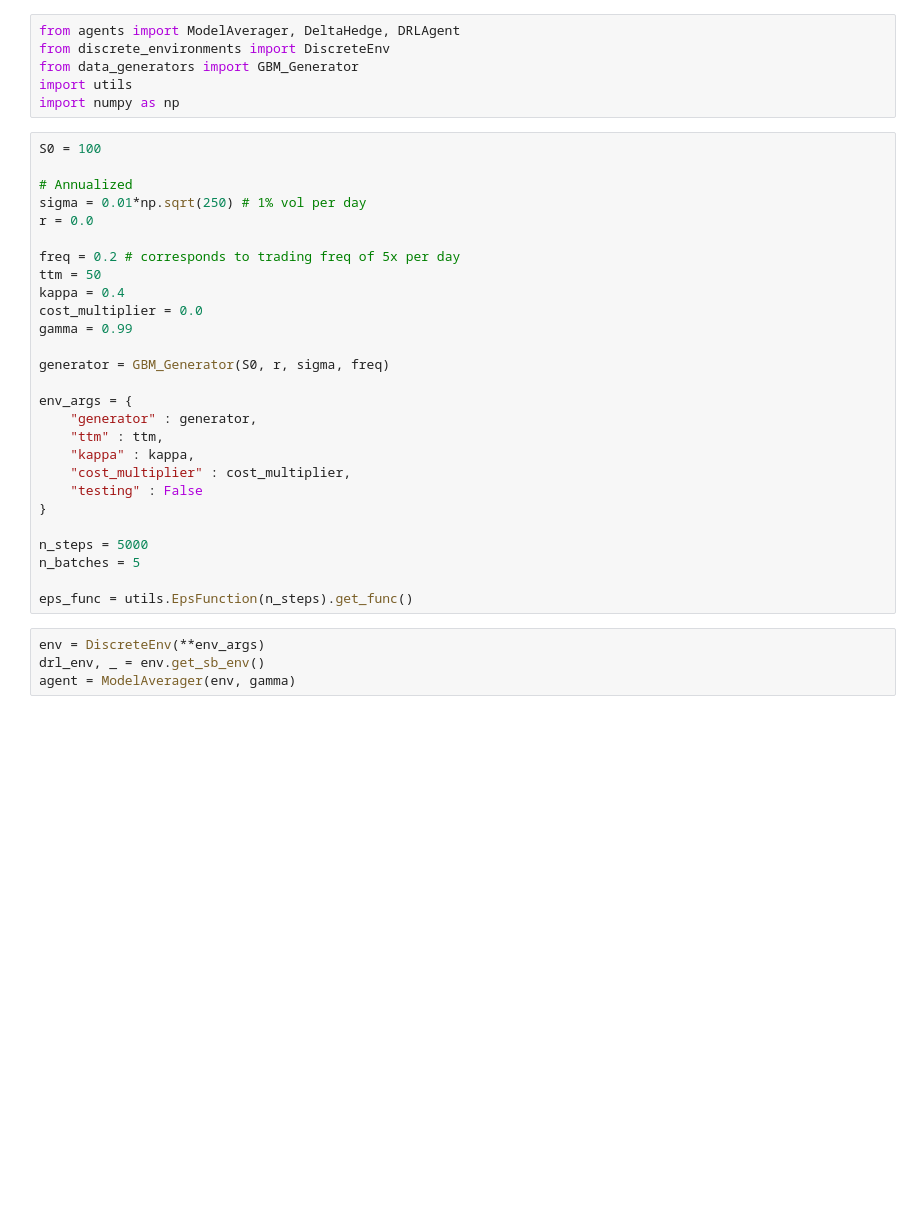
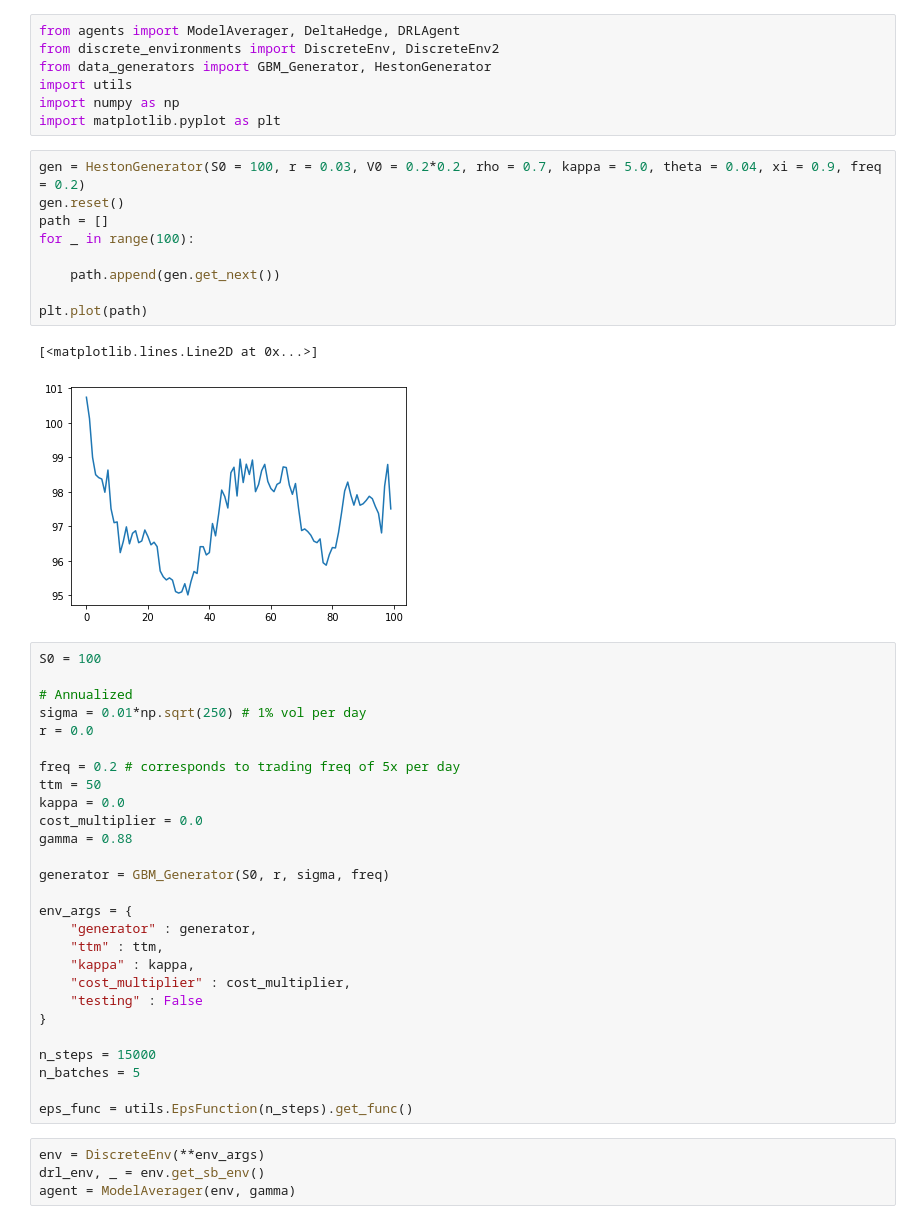
Before and after one commit to adamt98/Thesis2, a Jupyter notebook: Main.ipynb, the cells around one changed output. Saved outputs shown, nothing was run; the diff lists cells and outputs as text; blank space fills up the shorter version.

```diff
--- a/Main.ipynb
+++ b/Main.ipynb
@@ -1,9 +1,22 @@
 # %%
 from agents import ModelAverager, DeltaHedge, DRLAgent
-from discrete_environments import DiscreteEnv
-from data_generators import GBM_Generator
+from discrete_environments import DiscreteEnv, DiscreteEnv2
+from data_generators import GBM_Generator, HestonGenerator
 import utils
 import numpy as np
+import matplotlib.pyplot as plt
+# %%
+gen = HestonGenerator(S0 = 100, r = 0.03, V0 = 0.2*0.2, rho = 0.7, kappa = 5.0, theta = 0.04, xi = 0.9, freq = 0.2)
+gen.reset()
+path = []
+for _ in range(100):
+
+    path.append(gen.get_next())
+
+plt.plot(path)
+# %% [output]
+[<matplotlib.lines.Line2D at 0x...>]
+[figure, added]
 # %%
 S0 = 100
 
@@ -13,9 +26,9 @@ r = 0.0
 
 freq = 0.2 # corresponds to trading freq of 5x per day
 ttm = 50
-kappa = 0.4
+kappa = 0.0
 cost_multiplier = 0.0
-gamma = 0.99
+gamma = 0.88
 
 generator = GBM_Generator(S0, r, sigma, freq)
 
@@ -27,7 +40,7 @@ env_args = {
     "testing" : False
 }
 
-n_steps = 5000
+n_steps = 15000
 n_batches = 5
 
 eps_func = utils.EpsFunction(n_steps).get_func()
```
Also changed, not shown: parts of 7 cells of this notebook, 2 other files.
